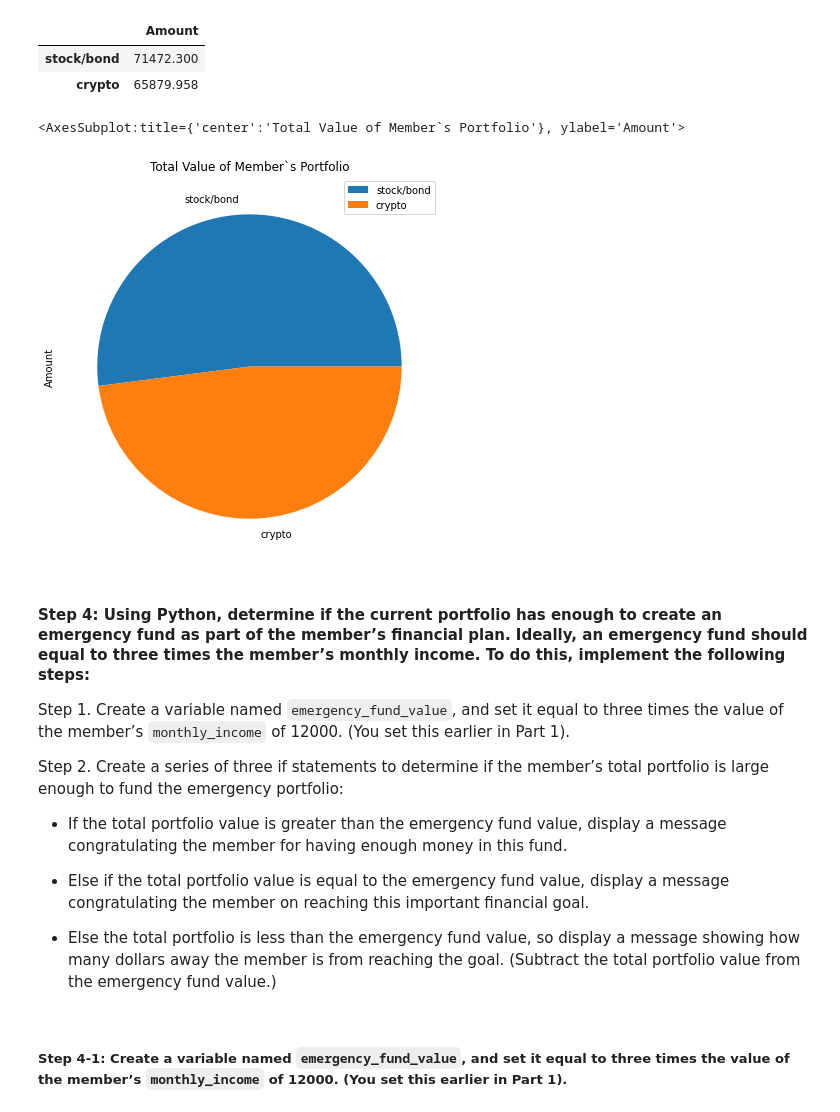
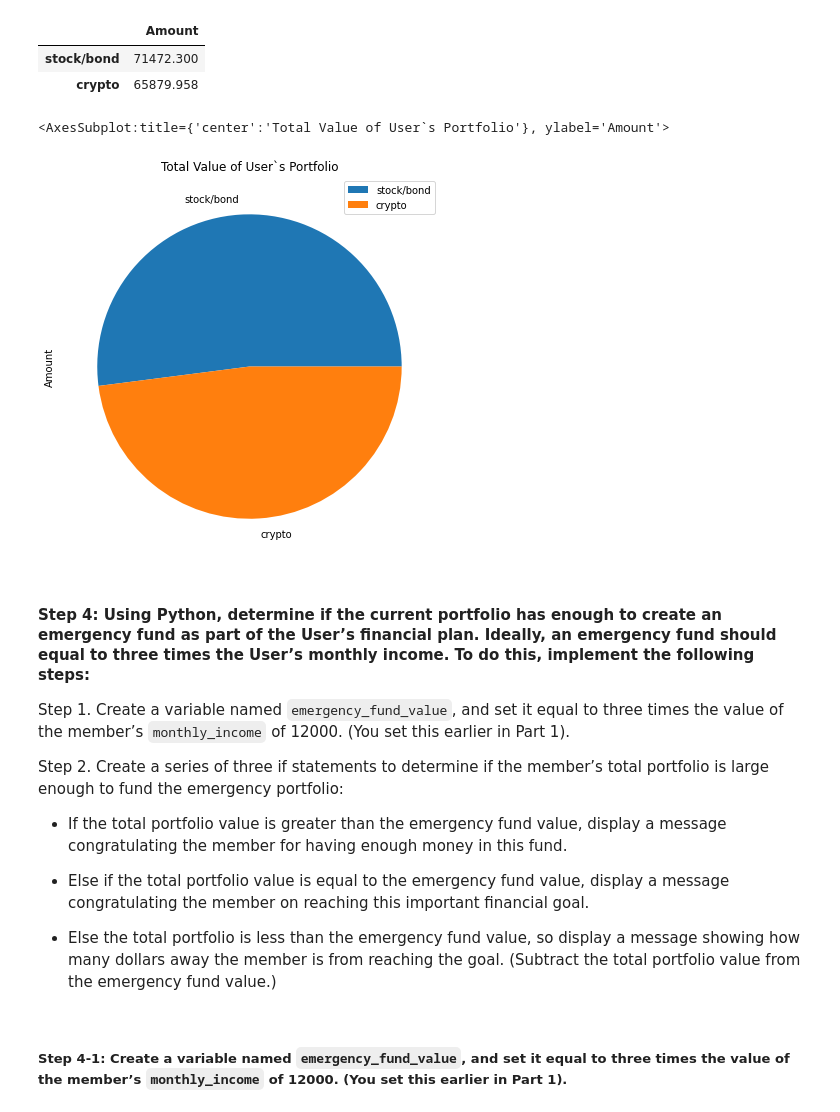
Before and after one commit to jbatarse1/Financial_Planning_Tools, a Jupyter notebook: financial_planning_tools.ipynb, the cells around one changed output. Cells and saved outputs as stored; diff of their text form; code cells hidden in the pictures.

```diff
--- a/financial_planning_tools.ipynb
+++ b/financial_planning_tools.ipynb
@@ -376,12 +376,12 @@ savings_df
 # %%
 # Plot the total value of the member's portfolio (crypto and stock/bond) in a pie chart
 # YOUR CODE HERE
-savings_df.plot.pie(figsize=(7, 7), y='Amount', title='Total Value of Member`s Portfolio')
+savings_df.plot.pie(figsize=(7, 7), y='Amount', title='Total Value of User`s Portfolio')
 # %% [output]
-<AxesSubplot:title={'center':'Total Value of Member`s Portfolio'}, ylabel='Amount'>
+<AxesSubplot:title={'center':'Total Value of User`s Portfolio'}, ylabel='Amount'>
-[figure, old version]
+[figure, new version]
 # %% [markdown]
-#### Step 4: Using Python, determine if the current portfolio has enough to create an emergency fund as part of the member’s financial plan. Ideally, an emergency fund should equal to three times the member’s monthly income. To do this, implement the following steps:
+#### Step 4: Using Python, determine if the current portfolio has enough to create an emergency fund as part of the User’s financial plan. Ideally, an emergency fund should equal to three times the User’s monthly income. To do this, implement the following steps:
 
 Step 1. Create a variable named `emergency_fund_value`, and set it equal to three times the value of the member’s `monthly_income` of 12000. (You set this earlier in Part 1).
 
```
Also changed, not shown: 1 other file.
